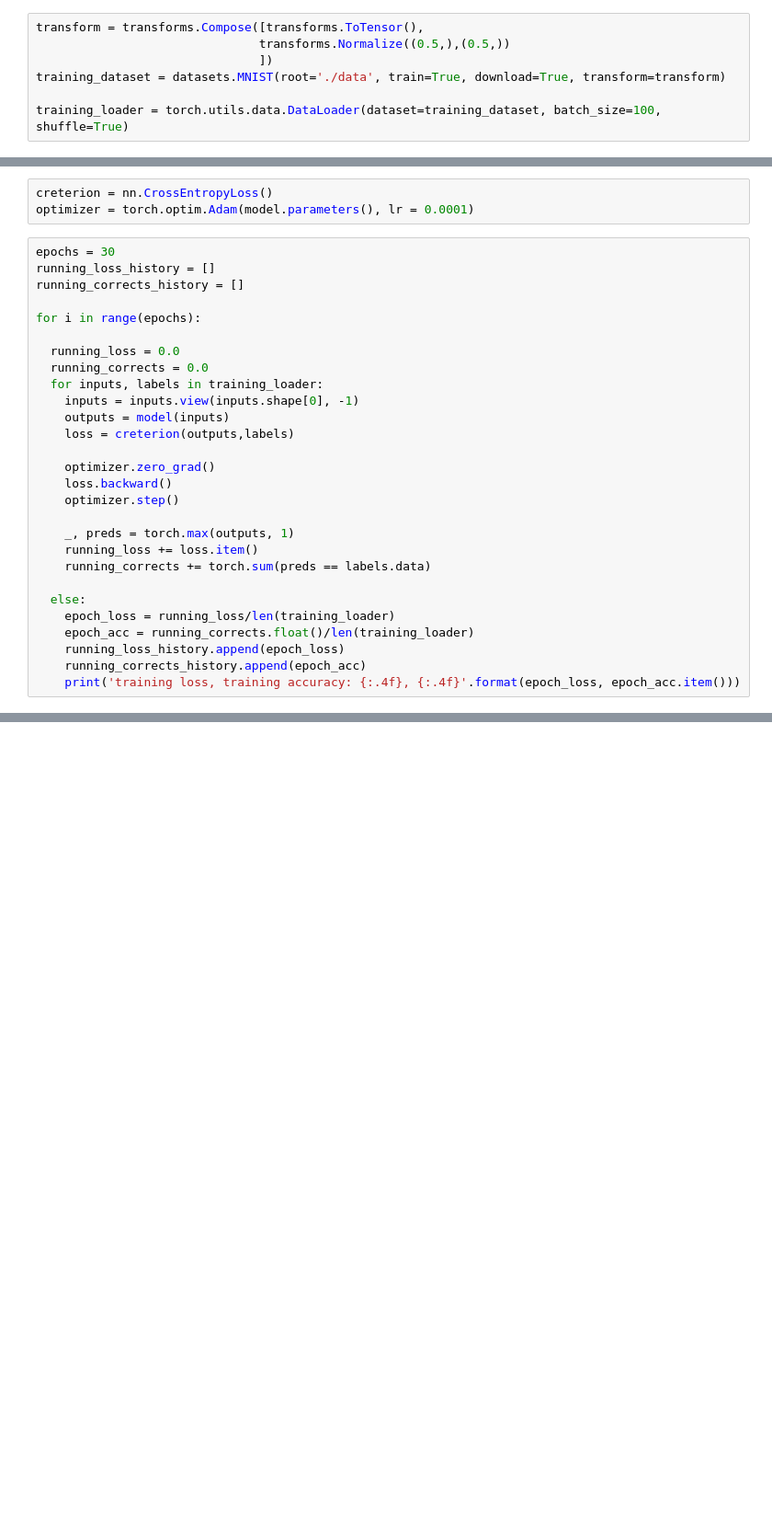
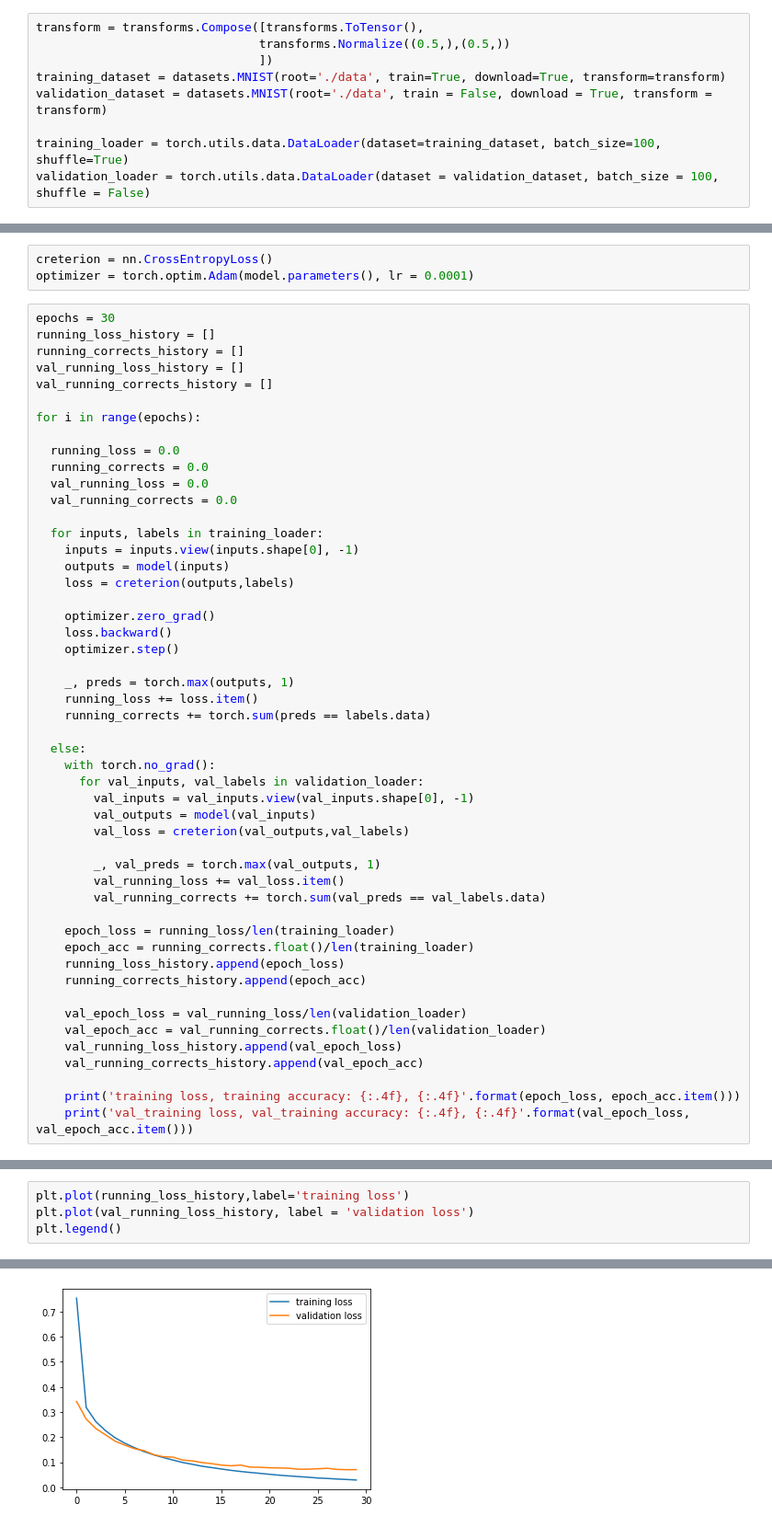
Before and after one commit to RidouanBani/Pytorch_ML, a Jupyter notebook: MNIST.ipynb, the cells around one changed output, grey strips where cells are left out. Shown: that part at 92% size. Saved outputs shown, nothing was run; the diff lists cells and outputs as text; blank space fills up the shorter version.

```diff
--- a/MNIST.ipynb
+++ b/MNIST.ipynb
@@ -20,8 +20,10 @@ transform = transforms.Compose([transforms.ToTensor(),
                                transforms.Normalize((0.5,),(0.5,))
                                ])
 training_dataset = datasets.MNIST(root='./data', train=True, download=True, transform=transform)
+validation_dataset = datasets.MNIST(root='./data', train = False, download = True, transform = transform)
 
 training_loader = torch.utils.data.DataLoader(dataset=training_dataset, batch_size=100, shuffle=True)
+validation_loader = torch.utils.data.DataLoader(dataset = validation_dataset, batch_size = 100, shuffle = False)
 # %% [output]
 Downloading http://yann.lecun.com/exdb/mnist/train-images-idx3-ubyte.gz to ./data/MNIST/raw/train-images-idx3-ubyte.gz
 Extracting ./data/MNIST/raw/train-images-idx3-ubyte.gz to ./data/MNIST/raw
@@ -79,11 +83,16 @@ optimizer = torch.optim.Adam(model.parameters(), lr = 0.0001)
 epochs = 30
 running_loss_history = []
 running_corrects_history = []
+val_running_loss_history = []
+val_running_corrects_history = []
 
 for i in range(epochs):
 
   running_loss = 0.0
   running_corrects = 0.0
+  val_running_loss = 0.0
+  val_running_corrects = 0.0
+
   for inputs, labels in training_loader:
     inputs = inputs.view(inputs.shape[0], -1)
     outputs = model(inputs)
@@ -98,9 +107,26 @@ for i in range(epochs):
     running_corrects += torch.sum(preds == labels.data)
 
   else:
+    with torch.no_grad():
+      for val_inputs, val_labels in validation_loader:
+        val_inputs = val_inputs.view(val_inputs.shape[0], -1)
+        val_outputs = model(val_inputs)
+        val_loss = creterion(val_outputs,val_labels)
+
+        _, val_preds = torch.max(val_outputs, 1)
+        val_running_loss += val_loss.item()
+        val_running_corrects += torch.sum(val_preds == val_labels.data)
+
     epoch_loss = running_loss/len(training_loader)
     epoch_acc = running_corrects.float()/len(training_loader)
     running_loss_history.append(epoch_loss)
     running_corrects_history.append(epoch_acc)
+
+    val_epoch_loss = val_running_loss/len(validation_loader)
+    val_epoch_acc = val_running_corrects.float()/len(validation_loader)
+    val_running_loss_history.append(val_epoch_loss)
+    val_running_corrects_history.append(val_epoch_acc)
+
     print('training loss, training accuracy: {:.4f}, {:.4f}'.format(epoch_loss, epoch_acc.item()))
+    print('val_training loss, val_training accuracy: {:.4f}, {:.4f}'.format(val_epoch_loss, val_epoch_acc.item()))
 # %% [output]
@@ -133,0 +150,5 @@ plt.plot(running_corrects_history)
+# %%
+plt.plot(running_loss_history,label='training loss')
+plt.plot(val_running_loss_history, label = 'validation loss')
+plt.legend()
+# %% [output]
@@ -133,0 +156 @@ plt.plot(running_corrects_history)
+[figure, added]
```
Also changed, not shown: parts of 6 cells of this notebook.
